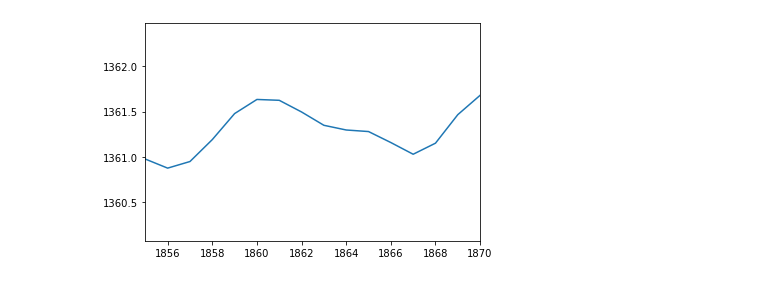
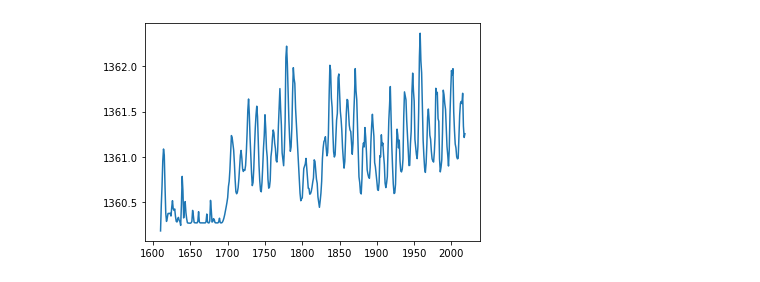
Before and after one commit to Kingsterrck/learnDatSci, a Jupyter notebook: HiMCM2022/irridance.ipynb, the cells around one changed output. Cells and saved outputs as stored; diff of their text form; code cells hidden in the pictures.

```diff
--- a/HiMCM2022/irridance.ipynb
+++ b/HiMCM2022/irridance.ipynb
@@ -1,10 +1,10 @@
 # %%
 import pandas as pd
 import matplotlib.pyplot as plt
 
 data = pd.read_csv("historical_tsi(1).csv")
 plt.plot(data["Year"],data["Irri"])
-plt.xlim([1855,1867])
+# plt.xlim([1855,1867])
 plt.show()
 # %% [output]
-[figure, old version]
+[figure, new version]
```
Also changed, not shown: parts of 1 cell of this notebook, 19 other files.
